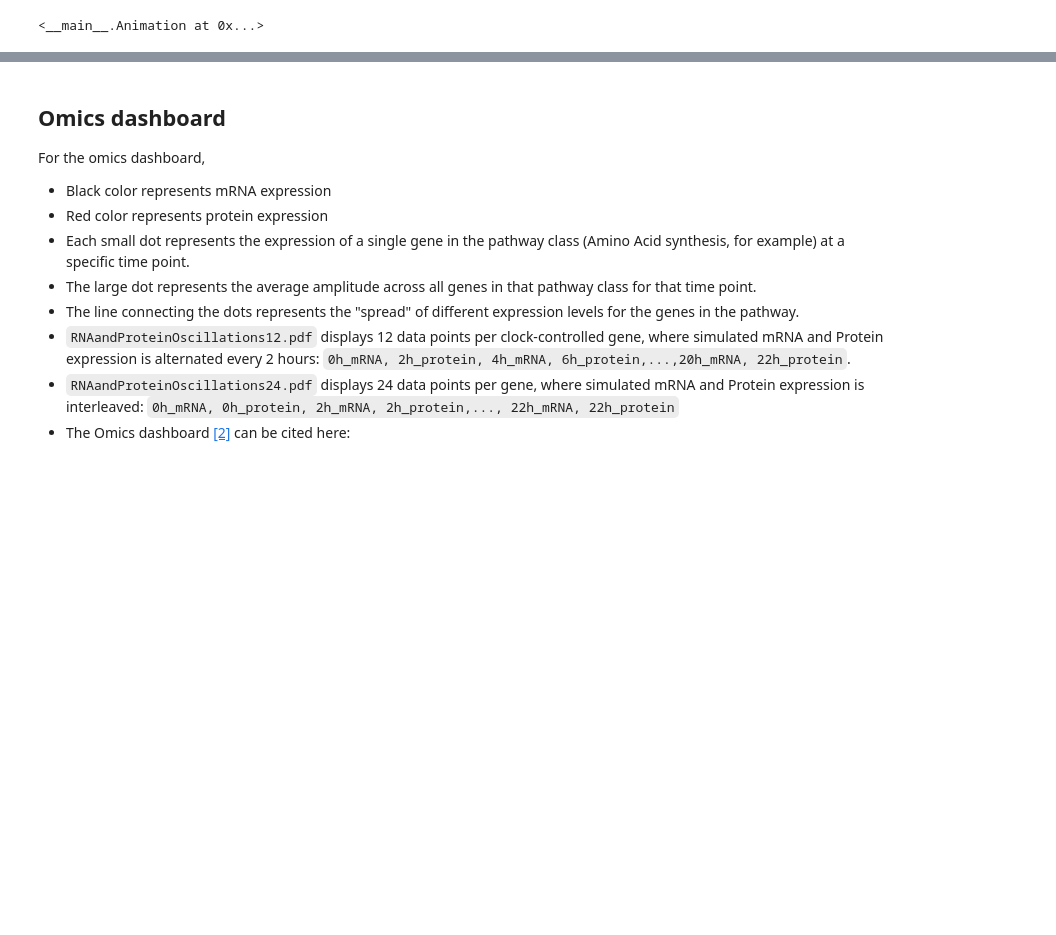
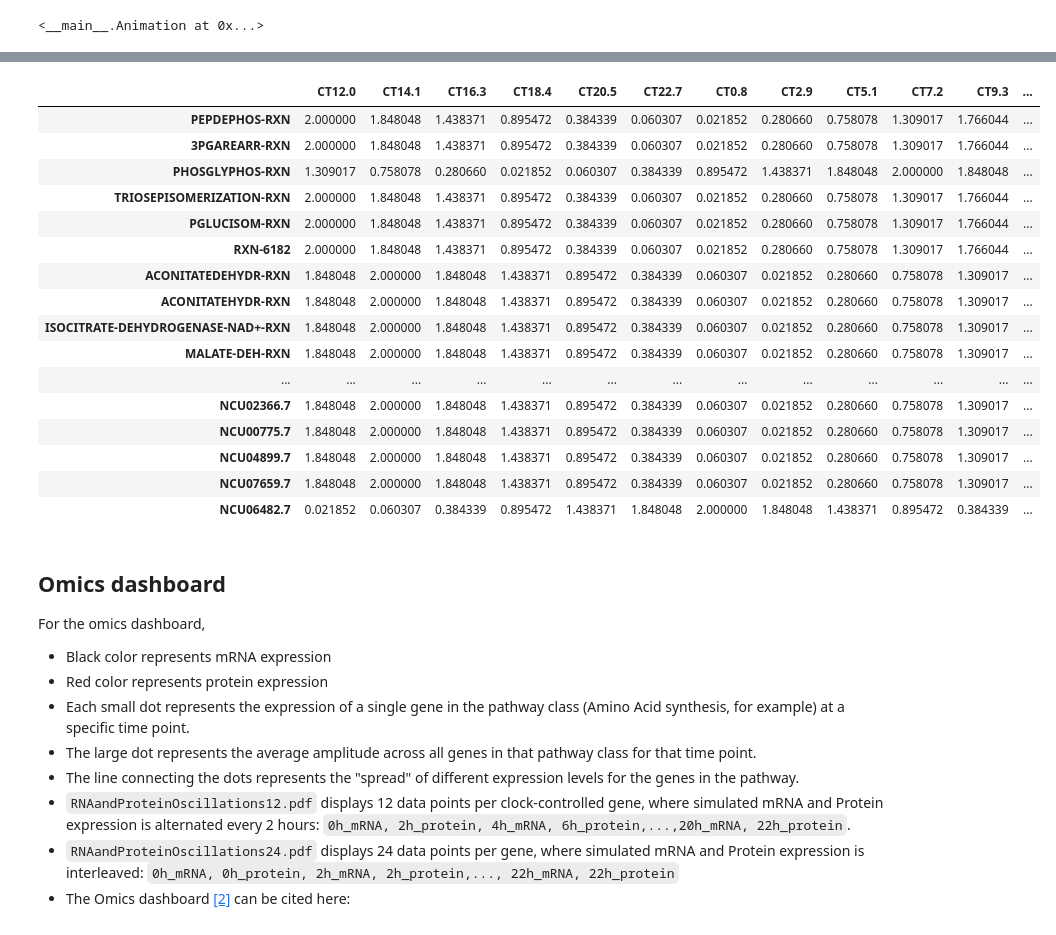
Before and after one commit to djinnome/PeakPhases, a Jupyter notebook: PeakPhaseAnalysis.ipynb, the cells around one changed output, grey strips where cells are left out. Saved outputs shown, nothing was run; the diff lists cells and outputs as text; code cells hidden in the pictures; blank space fills up the shorter version.

```diff
--- a/PeakPhaseAnalysis.ipynb
+++ b/PeakPhaseAnalysis.ipynb
@@ -157,3 +260,35 @@ Animation('https://cyc.agilebiofoundry.org/PeakPhases/ProteinOscillations150/ind
+# %%
+genes_of_glytca = pd.read_table('glycolycis-tca-genes.tab').join(protein_circadian_oscillations, on='Gene').dropna()
+rxns_of_glytca = explode(genes_of_glytca.assign(Reactions=genes_of_glytca.Reactions.str.split(',')),'Reactions').set_index(['Reactions','Gene'])
+rxns_of_glytca = rxns_of_glytca.T.assign(
+    SUCCCOASYN_RXN = rxns_of_glytca.loc['SUCCCOASYN-RXN'].loc[['NCU01227.7',"NCU08471.7"]].min(axis=0) + \
+                     rxns_of_glytca.loc[('SUCCCOASYN-RXN','NCU09810.7')],
+    PYRUVDEH_RXN = rxns_of_glytca.loc['PYRUVDEH-RXN'].min(axis=0)).T
+
+rxns_of_glytca.drop(['SUCCCOASYN-RXN','PYRUVDEH-RXN'], level='Reactions', inplace=True)
+rxns_of_glytca.index = rxns_of_glytca.index.droplevel(level='Gene')
+rxns_of_glytca.index = [rxn.replace('_','-') for rxn in rxns_of_glytca.index]
+genes_and_rxns_of_glytca = rxns_of_glytca.append(genes_of_glytca.set_index('Gene').drop('Reactions', axis=1))
+genes_and_rxns_of_glytca.to_csv('rxns-and-genes-of-GlyTCA.tab',sep='\t',index_label='$Frame')
+genes_and_rxns_of_glytca
+# %% [output]
+|  | CT12.0 | CT14.1 | CT16.3 | CT18.4 | CT20.5 | CT22.7 | CT0.8 | CT2.9 | CT5.1 | CT7.2 | CT9.3 | ... |
+| PEPDEPHOS-RXN | 2.000000 | 1.848048 | 1.438371 | 0.895472 | 0.384339 | 0.060307 | 0.021852 | 0.280660 | 0.758078 | 1.309017 | 1.766044 | ... |
+| 3PGAREARR-RXN | 2.000000 | 1.848048 | 1.438371 | 0.895472 | 0.384339 | 0.060307 | 0.021852 | 0.280660 | 0.758078 | 1.309017 | 1.766044 | ... |
+| PHOSGLYPHOS-RXN | 1.309017 | 0.758078 | 0.280660 | 0.021852 | 0.060307 | 0.384339 | 0.895472 | 1.438371 | 1.848048 | 2.000000 | 1.848048 | ... |
+| TRIOSEPISOMERIZATION-RXN | 2.000000 | 1.848048 | 1.438371 | 0.895472 | 0.384339 | 0.060307 | 0.021852 | 0.280660 | 0.758078 | 1.309017 | 1.766044 | ... |
+| PGLUCISOM-RXN | 2.000000 | 1.848048 | 1.438371 | 0.895472 | 0.384339 | 0.060307 | 0.021852 | 0.280660 | 0.758078 | 1.309017 | 1.766044 | ... |
+| RXN-6182 | 2.000000 | 1.848048 | 1.438371 | 0.895472 | 0.384339 | 0.060307 | 0.021852 | 0.280660 | 0.758078 | 1.309017 | 1.766044 | ... |
+| ACONITATEDEHYDR-RXN | 1.848048 | 2.000000 | 1.848048 | 1.438371 | 0.895472 | 0.384339 | 0.060307 | 0.021852 | 0.280660 | 0.758078 | 1.309017 | ... |
+| ACONITATEHYDR-RXN | 1.848048 | 2.000000 | 1.848048 | 1.438371 | 0.895472 | 0.384339 | 0.060307 | 0.021852 | 0.280660 | 0.758078 | 1.309017 | ... |
+| ISOCITRATE-DEHYDROGENASE-NAD+-RXN | 1.848048 | 2.000000 | 1.848048 | 1.438371 | 0.895472 | 0.384339 | 0.060307 | 0.021852 | 0.280660 | 0.758078 | 1.309017 | ... |
+| MALATE-DEH-RXN | 1.848048 | 2.000000 | 1.848048 | 1.438371 | 0.895472 | 0.384339 | 0.060307 | 0.021852 | 0.280660 | 0.758078 | 1.309017 | ... |
+| ... | ... | ... | ... | ... | ... | ... | ... | ... | ... | ... | ... | ... |
+| NCU02366.7 | 1.848048 | 2.000000 | 1.848048 | 1.438371 | 0.895472 | 0.384339 | 0.060307 | 0.021852 | 0.280660 | 0.758078 | 1.309017 | ... |
+| NCU00775.7 | 1.848048 | 2.000000 | 1.848048 | 1.438371 | 0.895472 | 0.384339 | 0.060307 | 0.021852 | 0.280660 | 0.758078 | 1.309017 | ... |
+| NCU04899.7 | 1.848048 | 2.000000 | 1.848048 | 1.438371 | 0.895472 | 0.384339 | 0.060307 | 0.021852 | 0.280660 | 0.758078 | 1.309017 | ... |
+| NCU07659.7 | 1.848048 | 2.000000 | 1.848048 | 1.438371 | 0.895472 | 0.384339 | 0.060307 | 0.021852 | 0.280660 | 0.758078 | 1.309017 | ... |
+| NCU06482.7 | 0.021852 | 0.060307 | 0.384339 | 0.895472 | 1.438371 | 1.848048 | 2.000000 | 1.848048 | 1.438371 | 0.895472 | 0.384339 | ... |
 # %% [markdown]
 ## Omics dashboard
 
```
Also changed, not shown: parts of 24 cells of this notebook, 39 other files.
